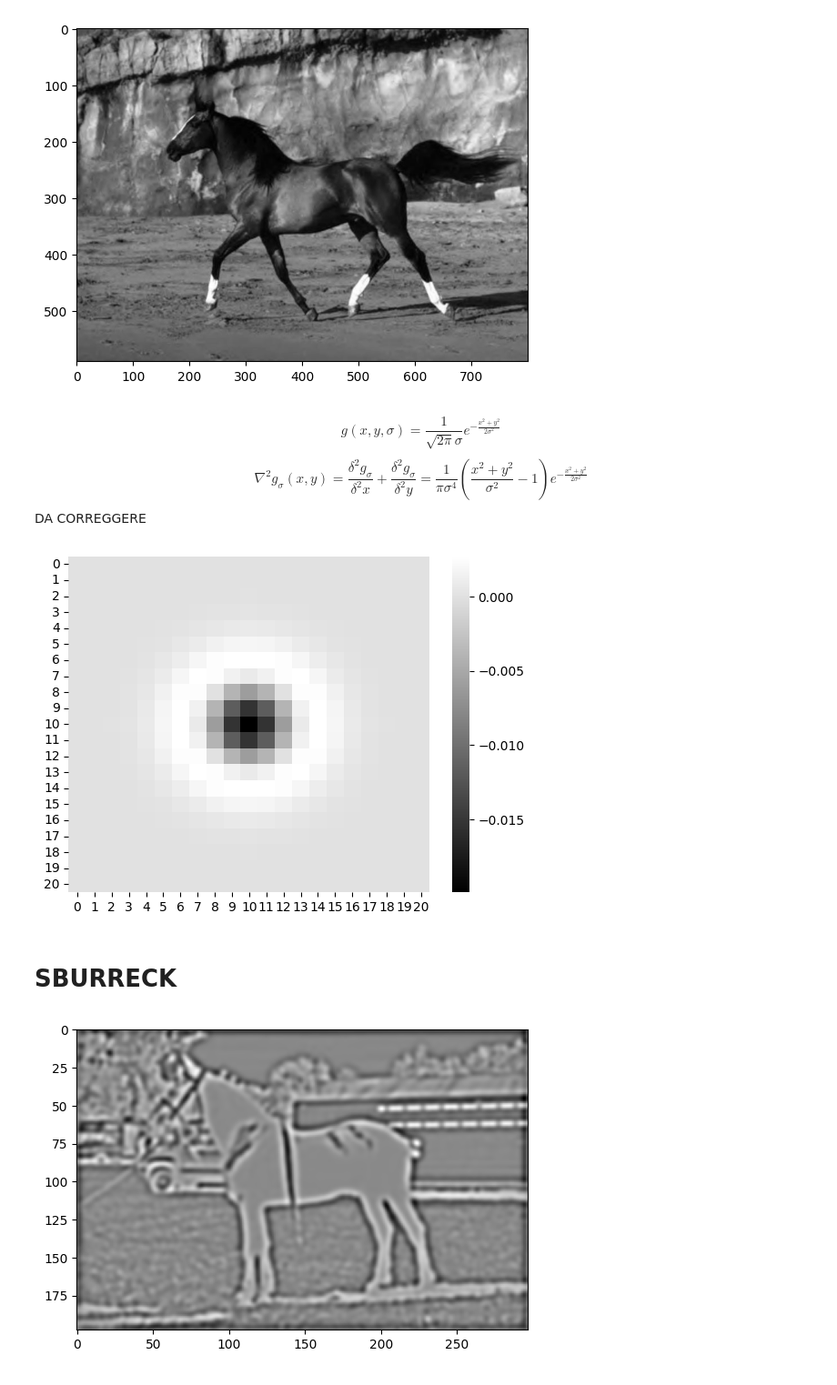
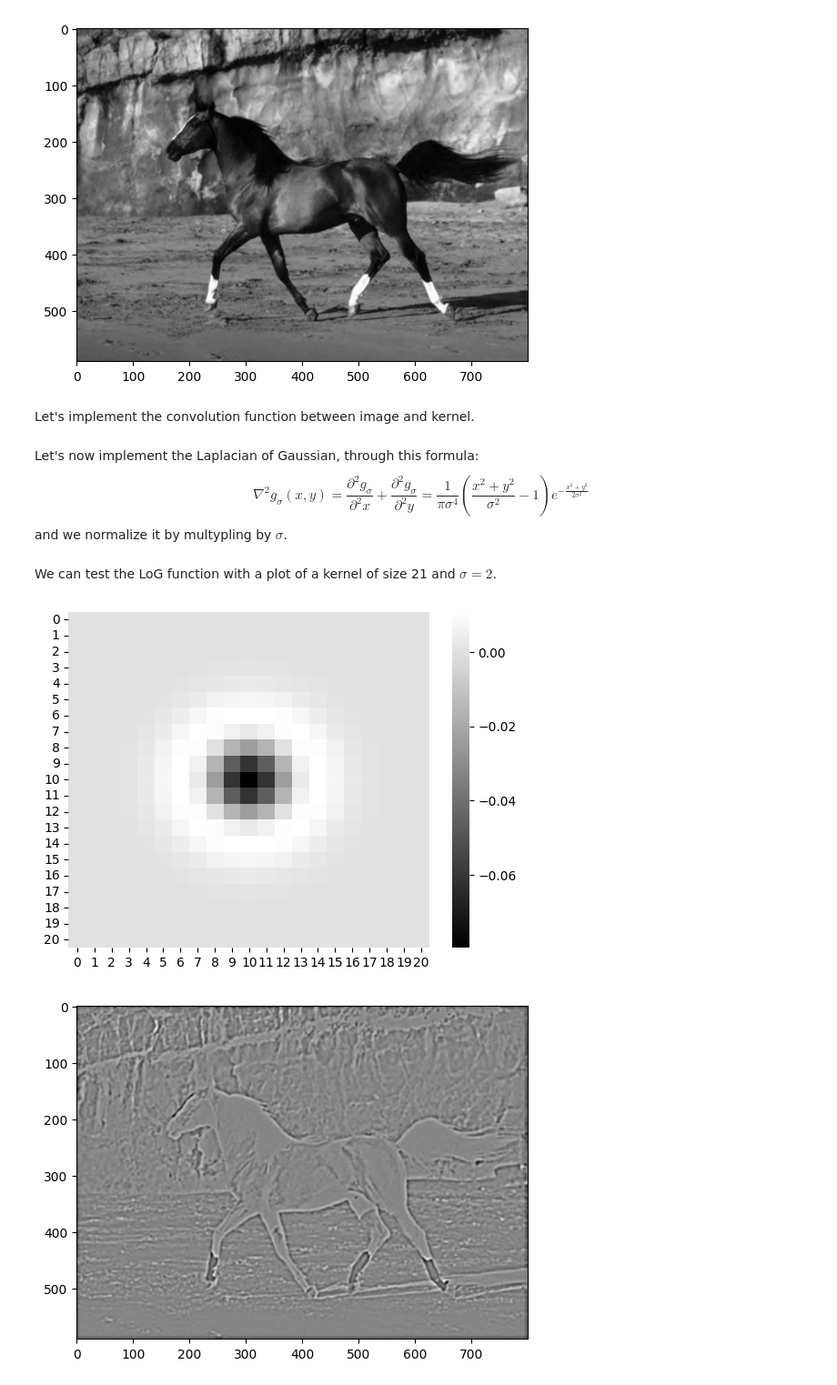
Before and after one commit to AliceNi99/ISPR-notebook, a Jupyter notebook: task7.ipynb, the cells around one changed output. Shown at 91% size. Drawn from its saved outputs; the diff is of its cells as text; code cells hidden in the pictures.

Commit message:
functions

```diff
--- a/task7.ipynb
+++ b/task7.ipynb
@@ -15,6 +13,8 @@ plt.imshow(img, cmap='gray')
 plt.show()
 # %% [output]
 [figure]
+# %% [markdown]
+Let's implement the convolution function between image and kernel.
 # %%
 #convolution
 def convolution(img, kernel) -> np.ndarray:
@@ -29,13 +29,13 @@ def convolution(img, kernel) -> np.ndarray:
             conv_img[i,j] = (img[i:i+h2 , j:j+w2] * kernel).sum()
     return conv_img
 # %% [markdown]
-$$g(x,y,\sigma)=\frac{1}{\sqrt{2\pi}\sigma}e^{-\frac{x^2+y^2}{2\sigma^2}}$$
-$$\nabla^2 g_\sigma(x,y)=\frac{\delta^2 g_\sigma}{\delta^2 x}+\frac{\delta^2 g_\sigma}{\delta^2 y}=\frac{1}{\pi \sigma^4}(\frac{x^2+y^2}{\sigma^2}-1)e^{-\frac{x^2+y^2}{2\sigma^2}}$$
-DA CORREGGERE
+Let's now implement the Laplacian of Gaussian, through this formula:
+$$\nabla^2 g_\sigma(x,y)=\frac{\partial^2 g_\sigma}{\partial^2 x}+\frac{\partial^2 g_\sigma}{\partial^2 y}=\frac{1}{\pi \sigma^4}(\frac{x^2+y^2}{\sigma^2}-1)e^{-\frac{x^2+y^2}{2\sigma^2}}$$
+and we normalize it by multypling by $\sigma$.
 # %%
 def lapl(x,y,sigma):
     a = (x**2 + y**2) / (2*sigma**2)
-    b=np.pi*sigma**4
+    b=np.pi*sigma**2
     return (a - 1)*np.exp(-a)/b
 
 #Laplacian of Gaussian
@@ -45,18 +45,18 @@ def LoG(sz, sigma) -> np.ndarray:
         for j in range(sz):
             kernel[i,j] = lapl(i-sz//2,j-sz//2,sigma)
     return kernel
+# %% [markdown]
+We can test the LoG function with a plot of a kernel of size 21 and $\sigma=2$.
 # %%
 A=LoG(21,2)
 sns.heatmap(A, cmap='gray')
 plt.show()
 # %% [output]
-[figure, old version]
+[figure, new version]
-# %% [markdown]
-# SBURRECK
 # %%
-img = cv2.imread('./weizmann_horse_db/horse/horse003.png', cv2.IMREAD_GRAYSCALE)
+img = cv2.imread('./weizmann_horse_db/horse/horse001.png', cv2.IMREAD_GRAYSCALE)
 modd=convolution(img, A)
 plt.imshow(modd, cmap='gray')
 plt.show()
 # %% [output]
-[figure, old version]
+[figure, new version]
```
Also changed, not shown: parts of 21 cells of this notebook.
